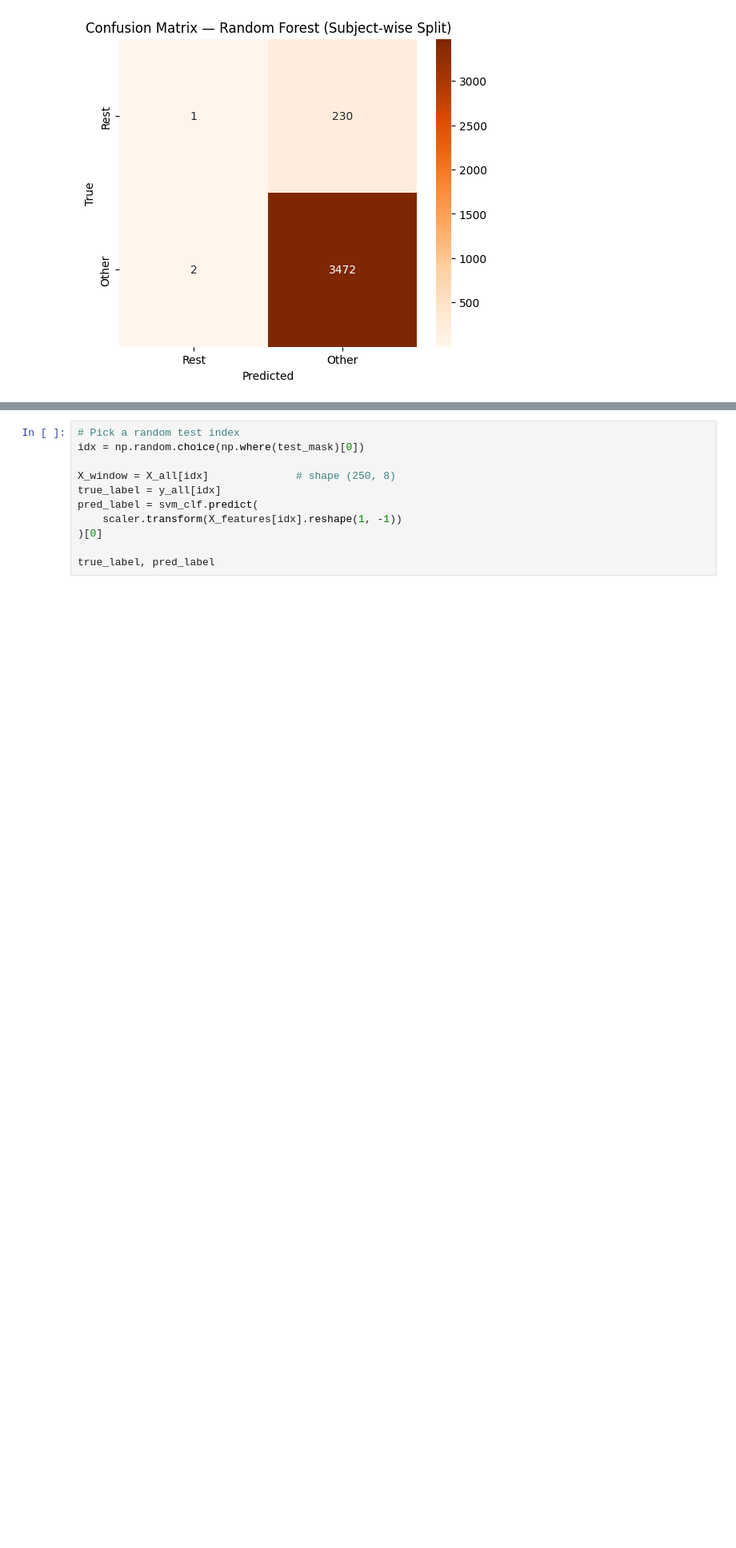
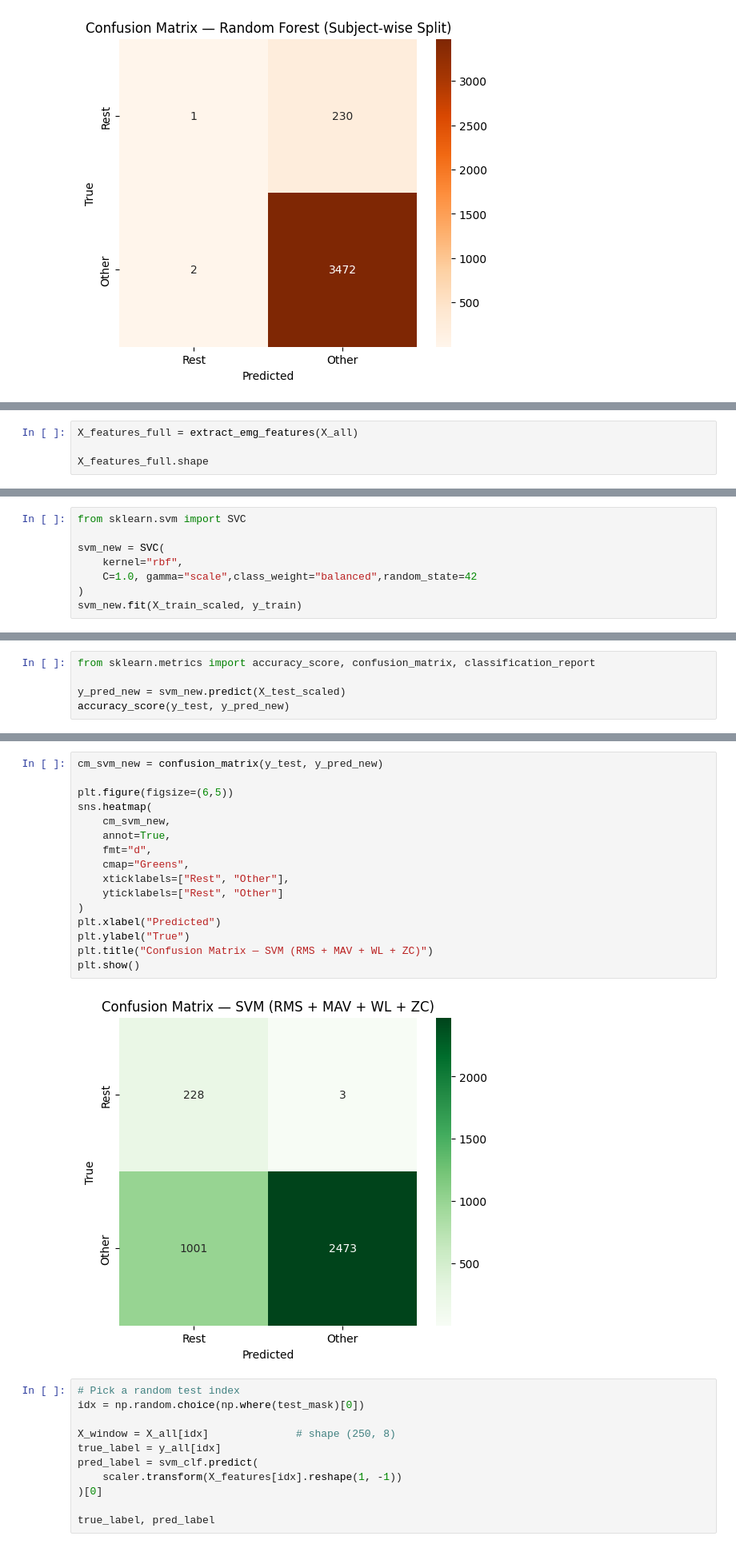
Before and after one commit to Akshar51k/emg_hand_gesture_classifier, a Jupyter notebook: notebooks/02_exploration.ipynb, the cells around one changed output, grey strips where cells are left out. Shown at 80% size. Drawn from its saved outputs; the diff is of its cells as text; blank space fills up the shorter version.

```diff
--- a/notebooks/02_exploration.ipynb
+++ b/notebooks/02_exploration.ipynb
@@ -604,0 +647,4 @@ plt.show()
+# %%
+X_features_full = extract_emg_features(X_all)
+
+X_features_full.shape
@@ -604,0 +723,8 @@ plt.show()
+# %%
+from sklearn.svm import SVC
+
+svm_new = SVC(
+    kernel="rbf",
+    C=1.0, gamma="scale",class_weight="balanced",random_state=42
+)
+svm_new.fit(X_train_scaled, y_train)
@@ -604,0 +733,5 @@ plt.show()
+# %%
+from sklearn.metrics import accuracy_score, confusion_matrix, classification_report
+
+y_pred_new = svm_new.predict(X_test_scaled)
+accuracy_score(y_test, y_pred_new)
@@ -605,3 +755,21 @@ plt.show()
+# %%
+cm_svm_new = confusion_matrix(y_test, y_pred_new)
+
+plt.figure(figsize=(6,5))
+sns.heatmap(
+    cm_svm_new,
+    annot=True,
+    fmt="d",
+    cmap="Greens",
+    xticklabels=["Rest", "Other"],
+    yticklabels=["Rest", "Other"]
+)
+plt.xlabel("Predicted")
+plt.ylabel("True")
+plt.title("Confusion Matrix — SVM (RMS + MAV + WL + ZC)")
+plt.show()
+# %% [output]
+[figure, added]
 # %%
 # Pick a random test index
 idx = np.random.choice(np.where(test_mask)[0])
```
Also changed, not shown: parts of 22 cells of this notebook.
